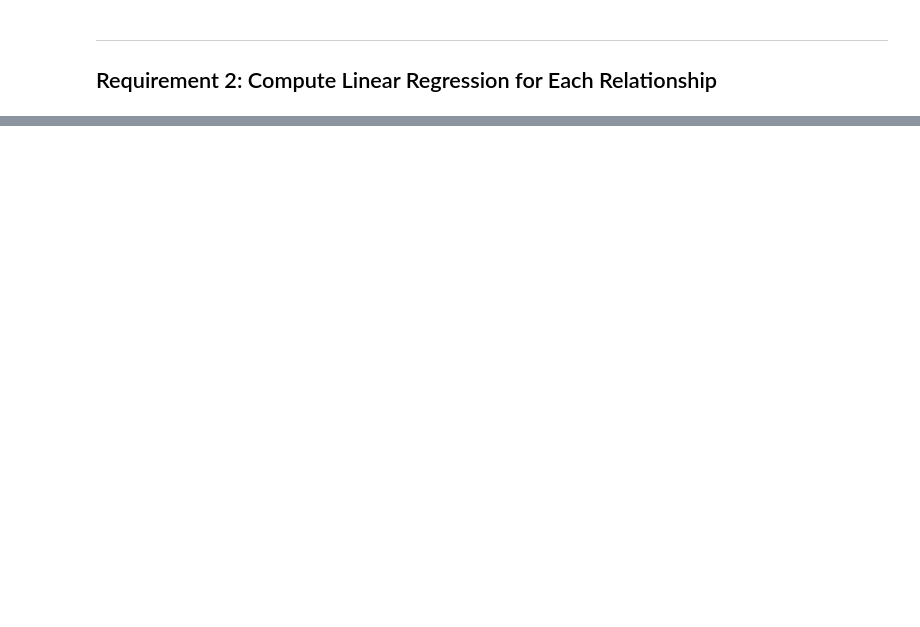
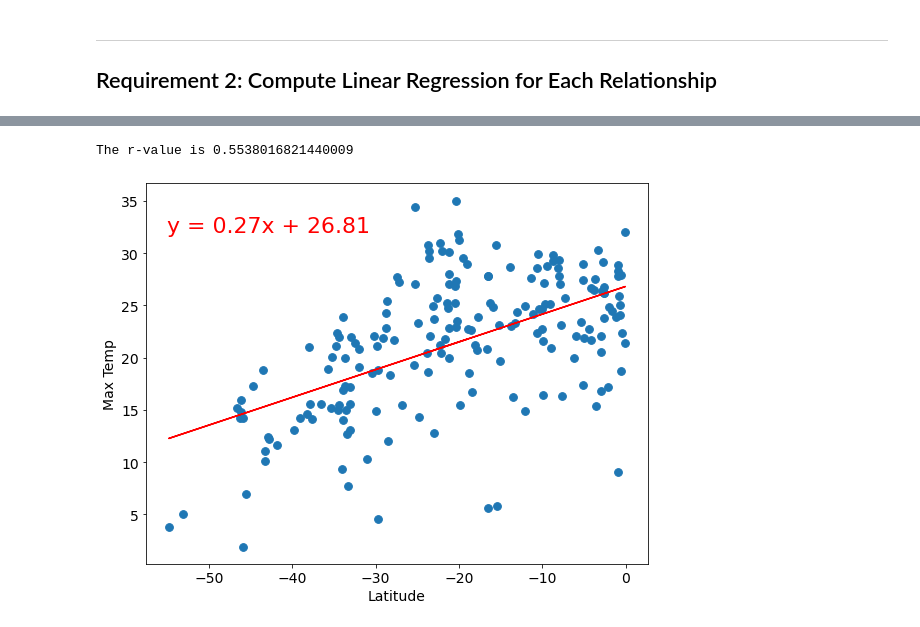
Before and after one commit to VinnyShankar/python-api-challenge, a Jupyter notebook: WeatherPy/WeatherPy.ipynb, the cells around one changed output, grey strips where cells are left out. Cells and saved outputs as stored; diff of their text form; code cells hidden in the pictures; blank space fills up the shorter version.

```diff
--- a/WeatherPy/WeatherPy.ipynb
+++ b/WeatherPy/WeatherPy.ipynb
@@ -332,0 +346,12 @@ southern_hemi_df.head()
+# %%
+#Linear regression on Southern Hemisphere
+a = southern_hemi_df["Lat"]
+b = southern_hemi_df["Max Temp"]
+c = "Latitude"
+d = "Max Temp"
+e = -55
+f = 32
+lr(a,b,c,d,e,f)
+# %% [output]
+The r-value is 0.5538016821440009
+[figure, added]
```
Also changed, not shown: parts of 27 cells of this notebook, 5 other files.
